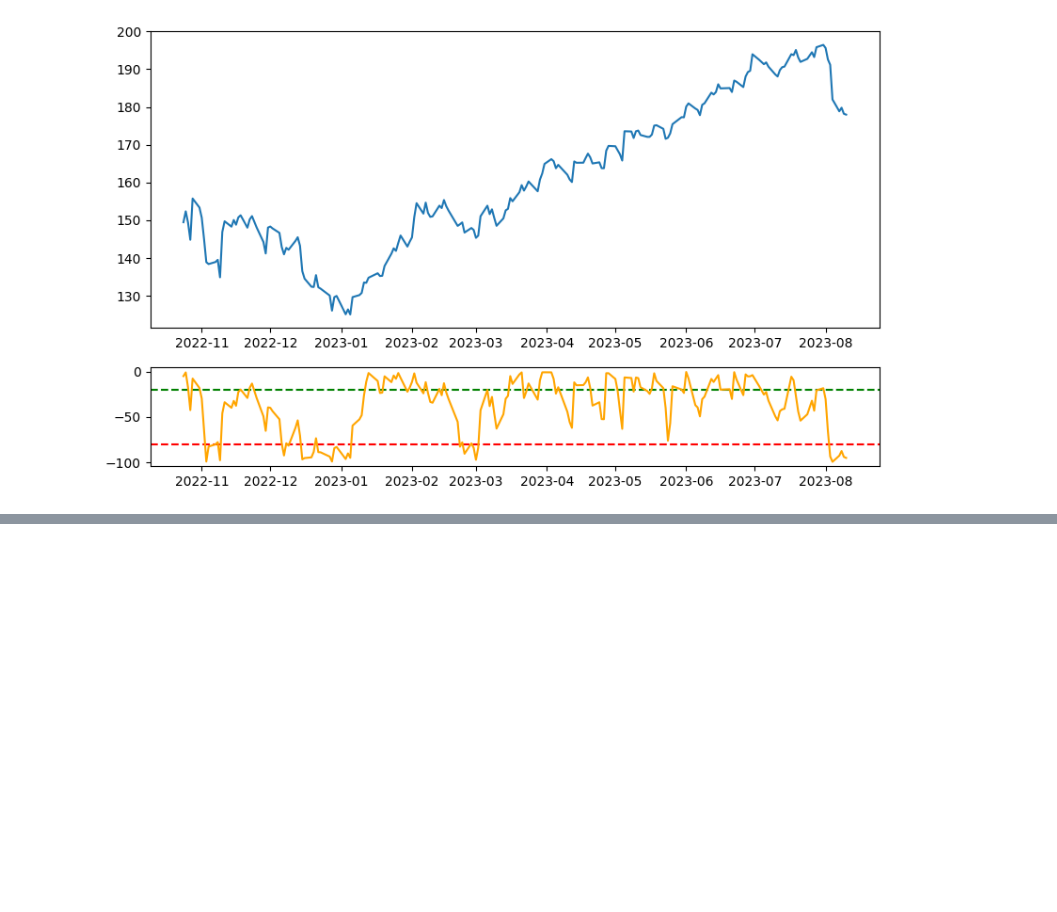
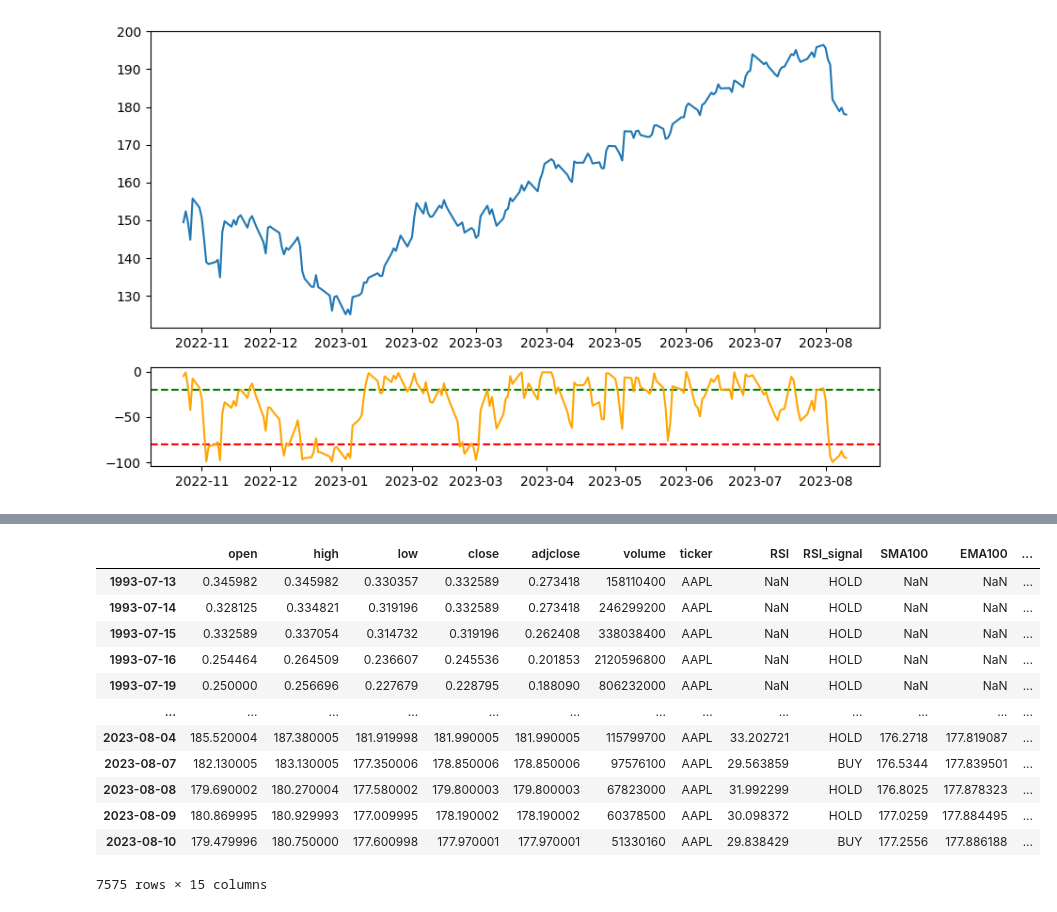
Before and after one commit to miladziekanowska/stock-market-forecast-project, a Jupyter notebook: Technical_Analysis.ipynb, the cells around one changed output, grey strips where cells are left out. Cells and saved outputs as stored; diff of their text form; code cells hidden in the pictures; blank space fills up the shorter version.

```diff
--- a/Technical_Analysis.ipynb
+++ b/Technical_Analysis.ipynb
@@ -240,0 +203,32 @@ historical_datas['AAPL'].tail(50)
+# %%
+historical_datas['AAPL']['CCI_signals'] = 'HOLD'  # Inicjalizacja sygnałów na 'HOLD'
+
+cci_values = historical_datas['AAPL']['CCI']
+cci_signals = []
+
+#Dopisanie sygnałów do kolumny willr_signals
+for cci in willr_values:
+    if cci > 200 :
+        cci_signals.append('BUY')
+    elif cci < -200:
+        cci_signals.append('SELL')
+    else:
+        cci_signals.append('HOLD')
+
+historical_datas['AAPL']['CCI_signals'] = willr_signals
+# %%
+historical_datas['AAPL']
+# %% [output]
+|  | open | high | low | close | adjclose | volume | ticker | RSI | RSI_signal | SMA100 | EMA100 | ... |
+| 1993-07-13 | 0.345982 | 0.345982 | 0.330357 | 0.332589 | 0.273418 | 158110400 | AAPL | NaN | HOLD | NaN | NaN | ... |
+| 1993-07-14 | 0.328125 | 0.334821 | 0.319196 | 0.332589 | 0.273418 | 246299200 | AAPL | NaN | HOLD | NaN | NaN | ... |
+| 1993-07-15 | 0.332589 | 0.337054 | 0.314732 | 0.319196 | 0.262408 | 338038400 | AAPL | NaN | HOLD | NaN | NaN | ... |
+| 1993-07-16 | 0.254464 | 0.264509 | 0.236607 | 0.245536 | 0.201853 | 2120596800 | AAPL | NaN | HOLD | NaN | NaN | ... |
+| 1993-07-19 | 0.250000 | 0.256696 | 0.227679 | 0.228795 | 0.188090 | 806232000 | AAPL | NaN | HOLD | NaN | NaN | ... |
+| ... | ... | ... | ... | ... | ... | ... | ... | ... | ... | ... | ... | ... |
+| 2023-08-04 | 185.520004 | 187.380005 | 181.919998 | 181.990005 | 181.990005 | 115799700 | AAPL | 33.202721 | HOLD | 176.2718 | 177.819087 | ... |
+| 2023-08-07 | 182.130005 | 183.130005 | 177.350006 | 178.850006 | 178.850006 | 97576100 | AAPL | 29.563859 | BUY | 176.5344 | 177.839501 | ... |
+| 2023-08-08 | 179.690002 | 180.270004 | 177.580002 | 179.800003 | 179.800003 | 67823000 | AAPL | 31.992299 | HOLD | 176.8025 | 177.878323 | ... |
+| 2023-08-09 | 180.869995 | 180.929993 | 177.009995 | 178.190002 | 178.190002 | 60378500 | AAPL | 30.098372 | HOLD | 177.0259 | 177.884495 | ... |
+| 2023-08-10 | 179.479996 | 180.750000 | 177.600998 | 177.970001 | 177.970001 | 51330160 | AAPL | 29.838429 | BUY | 177.2556 | 177.886188 | ... |
+7575 rows × 15 columns
```
Also changed, not shown: parts of 9 cells of this notebook.
